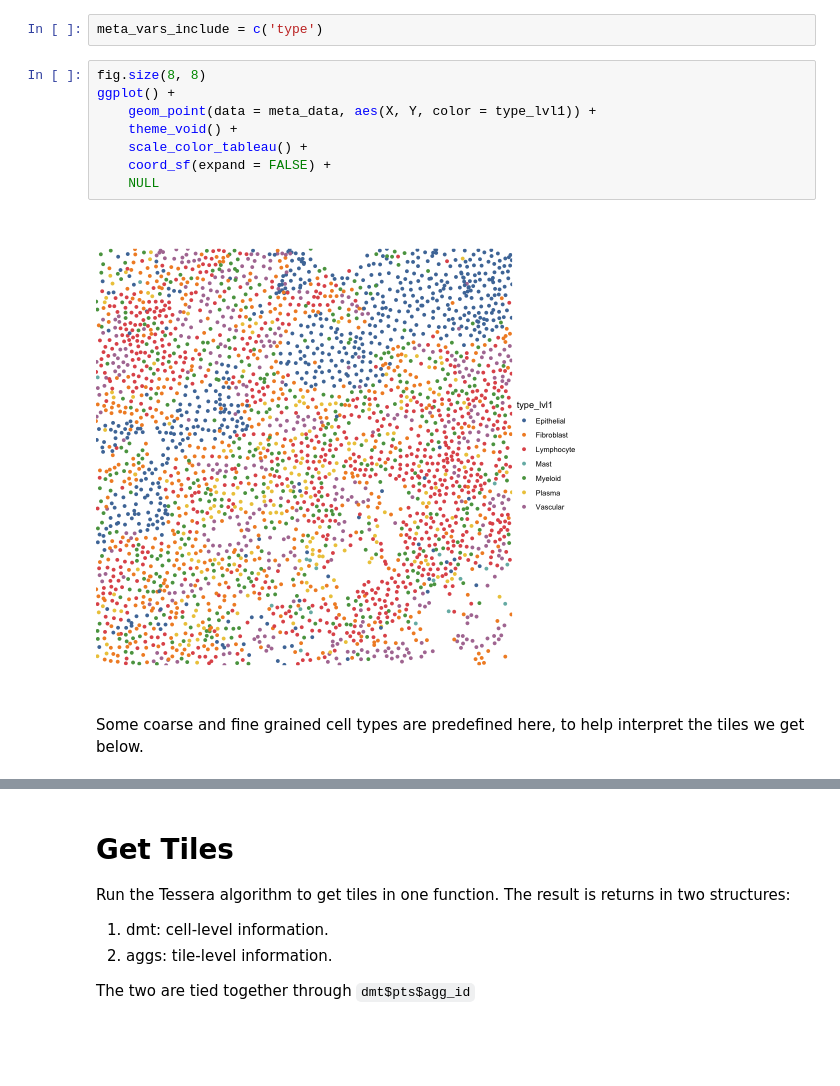
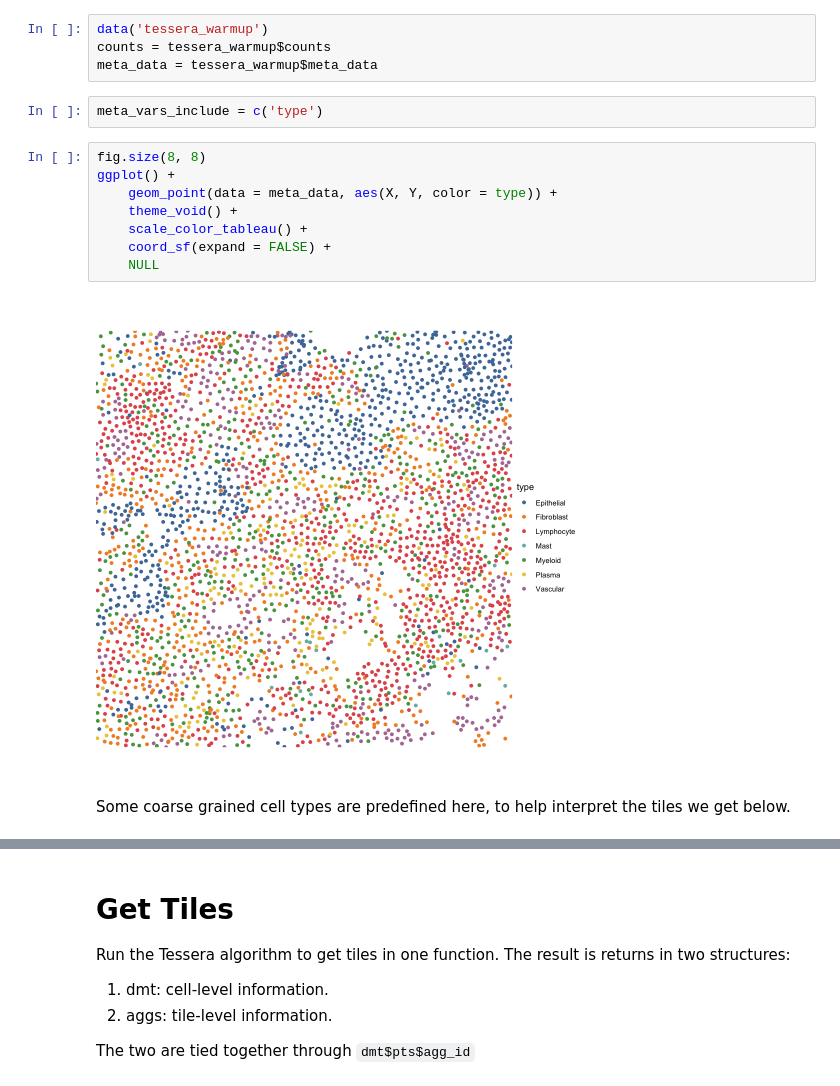
Before and after one commit to korsunskylab/tessera, a Jupyter notebook: vignettes/vignette_basic.ipynb, the cells around one changed output, grey strips where cells are left out. Saved outputs shown, nothing was run; the diff lists cells and outputs as text; blank space fills up the shorter version.

```diff
--- a/vignettes/vignette_basic.ipynb
+++ b/vignettes/vignette_basic.ipynb
@@ -44,15 +35,19 @@ Warning message in data("meta1"):
+# %%
+data('tessera_warmup')
+counts = tessera_warmup$counts
+meta_data = tessera_warmup$meta_data
 # %%
 meta_vars_include = c('type')
 # %%
 fig.size(8, 8)
 ggplot() +
-    geom_point(data = meta_data, aes(X, Y, color = type_lvl1)) +
+    geom_point(data = meta_data, aes(X, Y, color = type)) +
     theme_void() +
     scale_color_tableau() +
     coord_sf(expand = FALSE) +
     NULL
 # %% [output]
-[figure, old version]
+[figure, new version]
 # %% [markdown]
-Some coarse and fine grained cell types are predefined here, to help interpret the tiles we get below.
+Some coarse grained cell types are predefined here, to help interpret the tiles we get below.
 # %%
```
Also changed, not shown: parts of 8 cells of this notebook, 5 other files.
